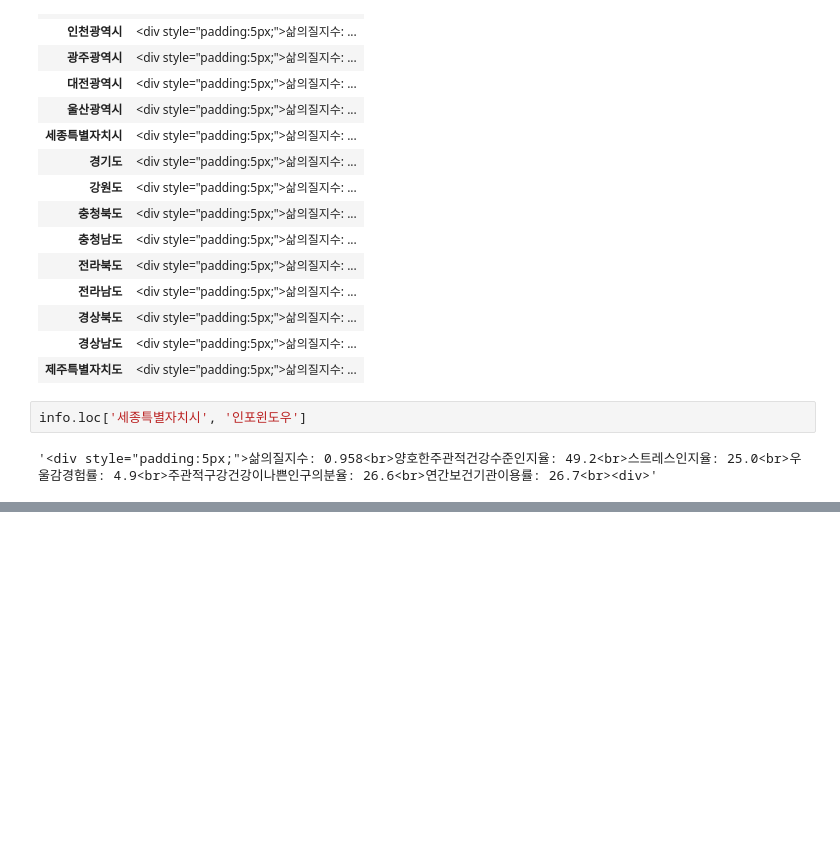
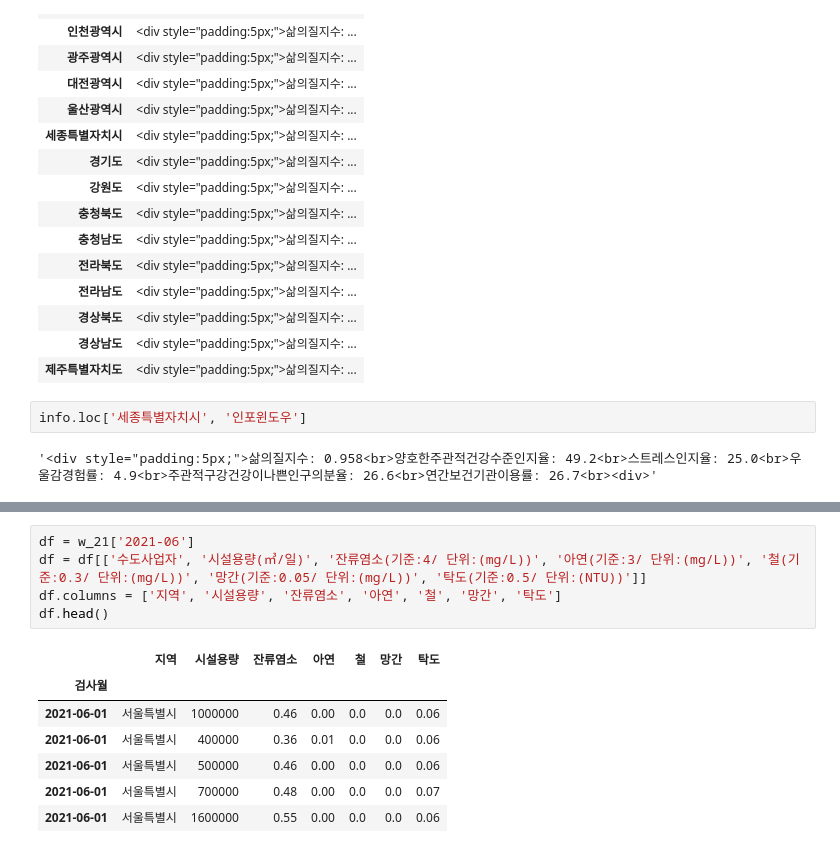
Before and after one commit to BreadFeet/K-water_project, a Jupyter notebook: myanalysis/03_Data_Analysis.ipynb, the cells around one changed output, grey strips where cells are left out. Saved outputs shown, nothing was run; the diff lists cells and outputs as text; blank space fills up the shorter version.

```diff
--- a/myanalysis/03_Data_Analysis.ipynb
+++ b/myanalysis/03_Data_Analysis.ipynb
@@ -441,0 +474,13 @@ info.loc['세종특별자치시', '인포윈도우']
+# %%
+df = w_21['2021-06']
+df = df[['수도사업자', '시설용량(㎥/일)', '잔류염소(기준:4/ 단위:(mg/L))', '아연(기준:3/ 단위:(mg/L))', '철(기준:0.3/ 단위:(mg/L))', '망간(기준:0.05/ 단위:(mg/L))', '탁도(기준:0.5/ 단위:(NTU))']]
+df.columns = ['지역', '시설용량', '잔류염소', '아연', '철', '망간', '탁도']
+df.head()
+# %% [output]
+|  | 지역 | 시설용량 | 잔류염소 | 아연 | 철 | 망간 | 탁도 |
+| 검사월 |  |  |  |  |  |  |  |
+| 2021-06-01 | 서울특별시 | 1000000 | 0.46 | 0.00 | 0.0 | 0.0 | 0.06 |
+| 2021-06-01 | 서울특별시 | 400000 | 0.36 | 0.01 | 0.0 | 0.0 | 0.06 |
+| 2021-06-01 | 서울특별시 | 500000 | 0.46 | 0.00 | 0.0 | 0.0 | 0.06 |
+| 2021-06-01 | 서울특별시 | 700000 | 0.48 | 0.00 | 0.0 | 0.0 | 0.07 |
+| 2021-06-01 | 서울특별시 | 1600000 | 0.55 | 0.00 | 0.0 | 0.0 | 0.06 |
```
Also changed, not shown: parts of 12 cells of this notebook, 18 other files.
